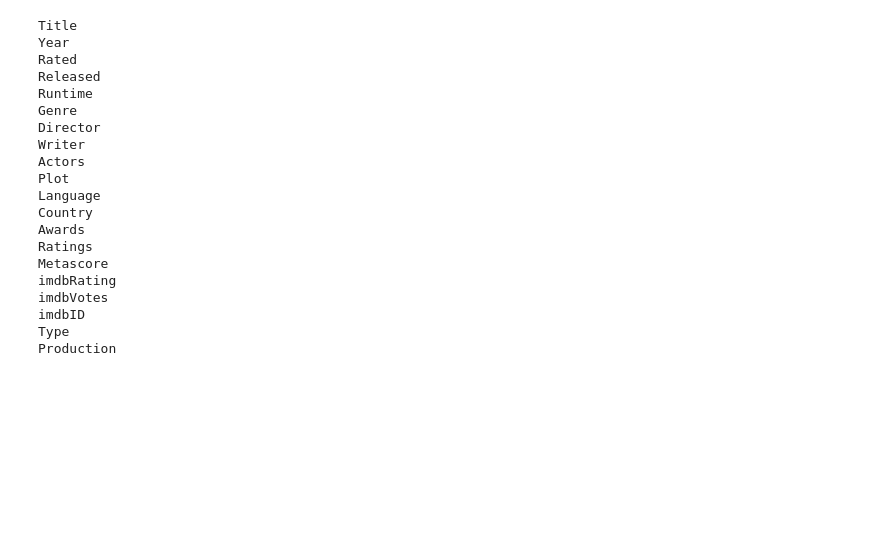
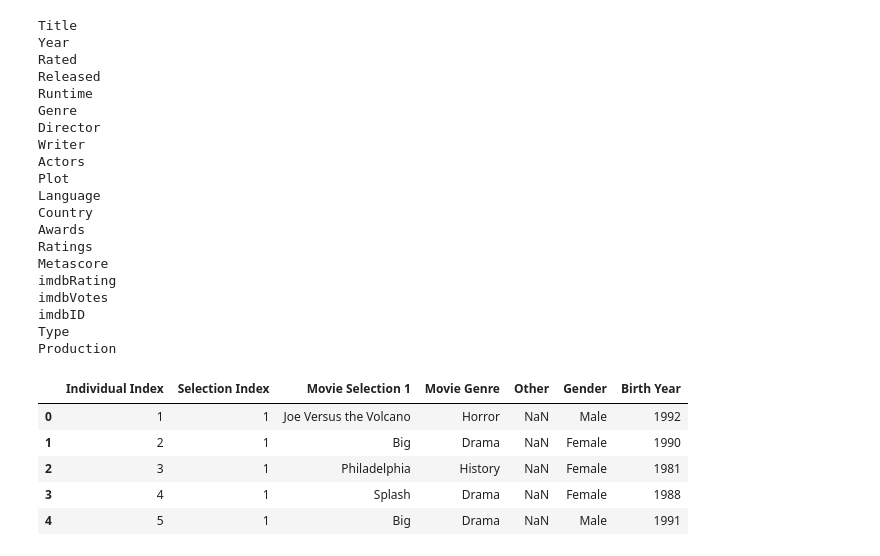
Before and after one commit to chriswecke/ETL_Project_GroupB, a Jupyter notebook: OMDB/ETL_OMDB_API.ipynb, the cells around one changed output. Drawn from its saved outputs; the diff is of its cells as text; code cells hidden in the pictures; blank space fills up the shorter version.

```diff
--- a/OMDB/ETL_OMDB_API.ipynb
+++ b/OMDB/ETL_OMDB_API.ipynb
@@ -205,0 +191,10 @@ overview varchar
+# %%
+csv_file = "../SurveyMonkey/Resources/TomHanksMoviesIndexed.csv"
+survey_data_df = pd.read_csv(csv_file)
+# %% [output]
+|  | Individual Index | Selection Index | Movie Selection 1 | Movie Genre | Other | Gender | Birth Year |
+| 0 | 1 | 1 | Joe Versus the Volcano | Horror | NaN | Male | 1992 |
+| 1 | 2 | 1 | Big | Drama | NaN | Female | 1990 |
+| 2 | 3 | 1 | Philadelphia | History | NaN | Female | 1981 |
+| 3 | 4 | 1 | Splash | Drama | NaN | Female | 1988 |
+| 4 | 5 | 1 | Big | Drama | NaN | Male | 1991 |
```
Also changed, not shown: parts of 9 cells of this notebook, 4 other files.
